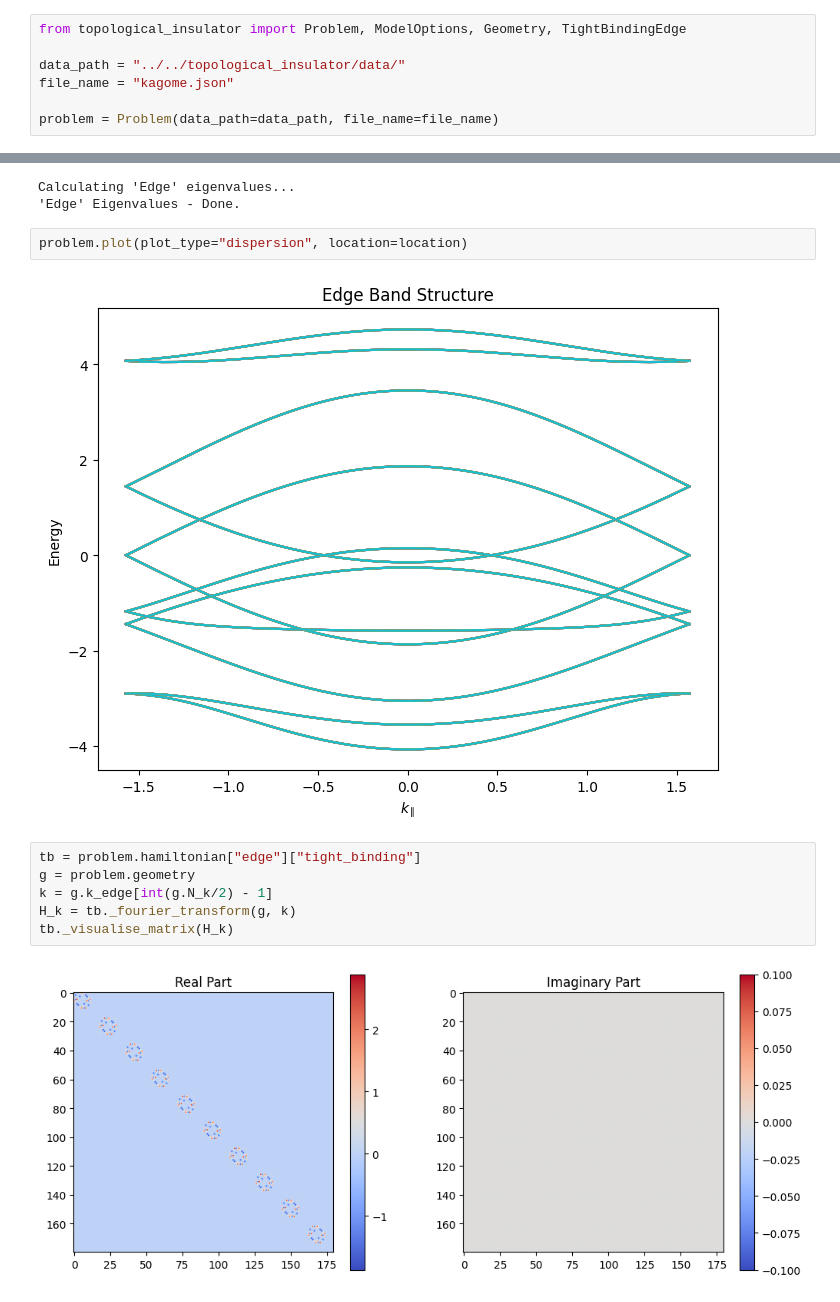
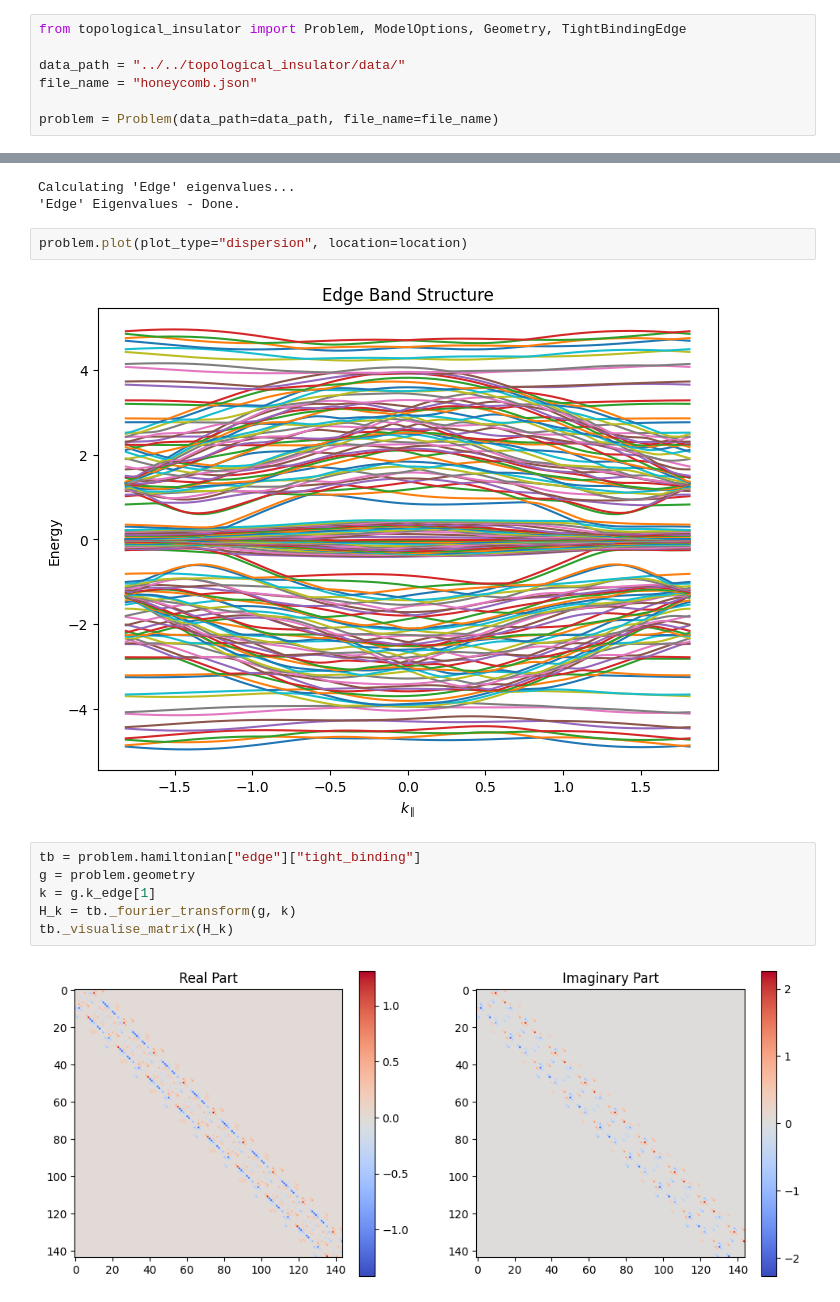
Before and after one commit to JaviLGPKE/topological_insulator, a Jupyter notebook: notebooks/spin_orbit_coupling.ipynb, the cells around one changed output, grey strips where cells are left out. Saved outputs shown, nothing was run; the diff lists cells and outputs as text.

```diff
--- a/notebooks/spin_orbit_coupling.ipynb
+++ b/notebooks/spin_orbit_coupling.ipynb
@@ -4,6 +4,6 @@
 from topological_insulator import Problem, ModelOptions, Geometry, TightBindingEdge
 
 data_path = "../../topological_insulator/data/"
-file_name = "kagome.json"
+file_name = "honeycomb.json"
 
 problem = Problem(data_path=data_path, file_name=file_name)
@@ -86,12 +93,12 @@ Calculating 'Edge' eigenvalues...
 # %%
 problem.plot(plot_type="dispersion", location=location)
 # %% [output]
-[figure, old version]
+[figure, new version]
 # %%
 tb = problem.hamiltonian["edge"]["tight_binding"]
 g = problem.geometry
-k = g.k_edge[int(g.N_k/2) - 1]
+k = g.k_edge[1]
 H_k = tb._fourier_transform(g, k)
 tb._visualise_matrix(H_k)
 # %% [output]
-[figure, old version]
+[figure, new version]
```
Also changed, not shown: parts of 6 cells of this notebook, 2 other files.
